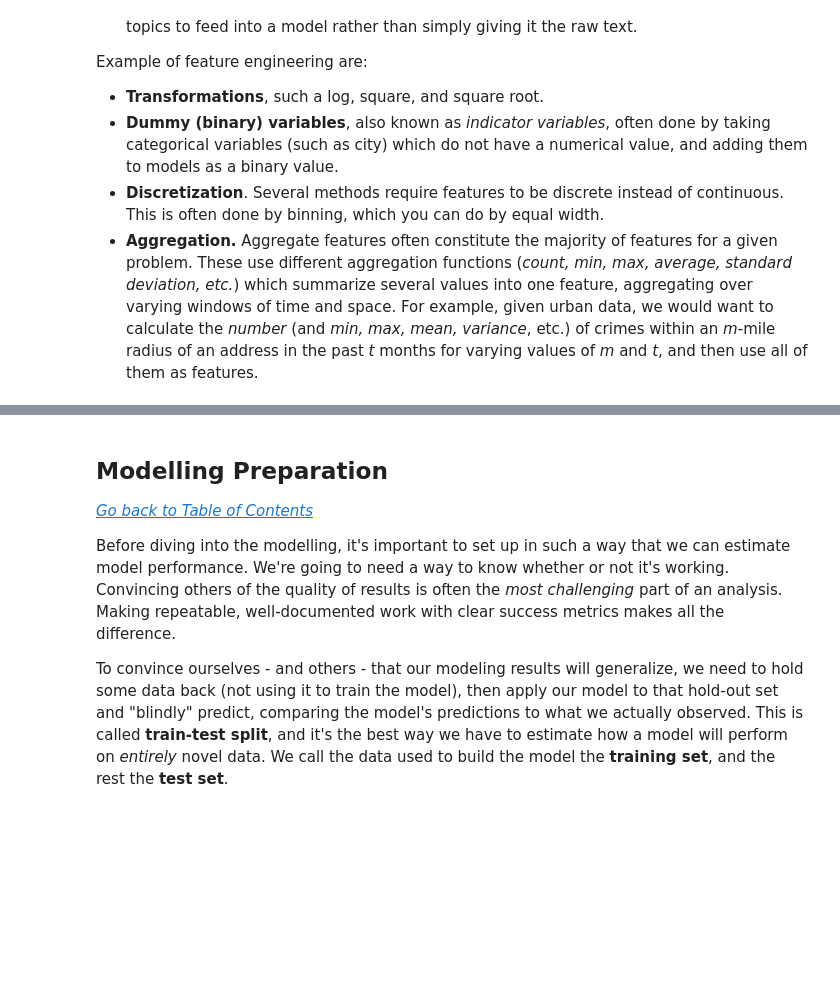
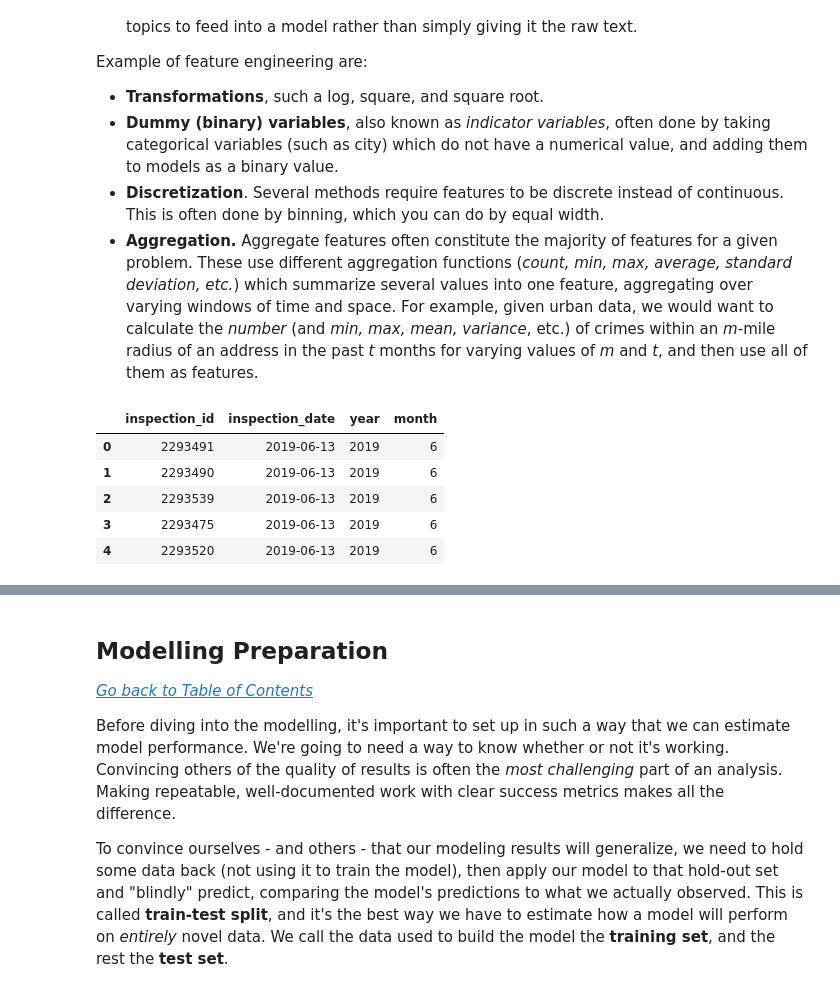
Before and after one commit to dssg/hitchhikers-guide, a Jupyter notebook: sources/curriculum/3_modeling_and_machine_learning/machine-learning/machine_learning_clean.ipynb, the cells around one changed output, grey strips where cells are left out. Cells and saved outputs as stored; diff of their text form; code cells hidden in the pictures; blank space fills up the shorter version.

```diff
--- a/sources/curriculum/3_modeling_and_machine_learning/machine-learning/machine_learning_clean.ipynb
+++ b/sources/curriculum/3_modeling_and_machine_learning/machine-learning/machine_learning_clean.ipynb
@@ -321,0 +325,18 @@ create_features(2010,[2011,2015], 'testing',conn)
+# %%
+def create_date_features(prm_inspections: pd.DataFrame):
+
+    feat_date_features = prm_inspections[['inspection_id', 'inspection_date']].copy()
+    feat_date_features['year'] = feat_date_features.inspection_date.dt.year
+    feat_date_features['month'] = feat_date_features.inspection_date.dt.month
+
+    return feat_date_features
+# %%
+feat_date_features = create_date_features(prm_inspections=prm_inspections)
+feat_date_features.head()
+# %% [output]
+|  | inspection_id | inspection_date | year | month |
+| 0 | 2293491 | 2019-06-13 | 2019 | 6 |
+| 1 | 2293490 | 2019-06-13 | 2019 | 6 |
+| 2 | 2293539 | 2019-06-13 | 2019 | 6 |
+| 3 | 2293475 | 2019-06-13 | 2019 | 6 |
+| 4 | 2293520 | 2019-06-13 | 2019 | 6 |
```
Also changed, not shown: parts of 68 cells of this notebook.
